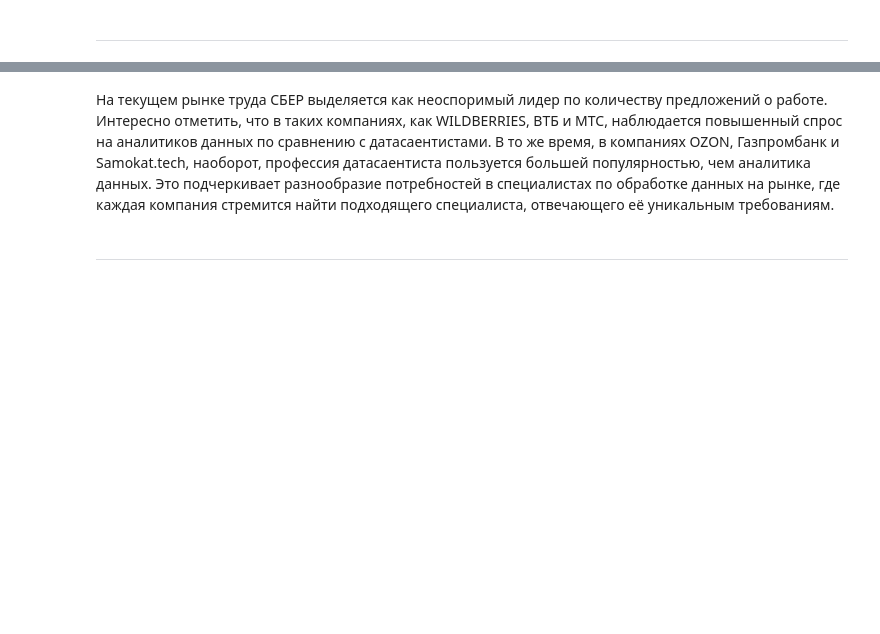
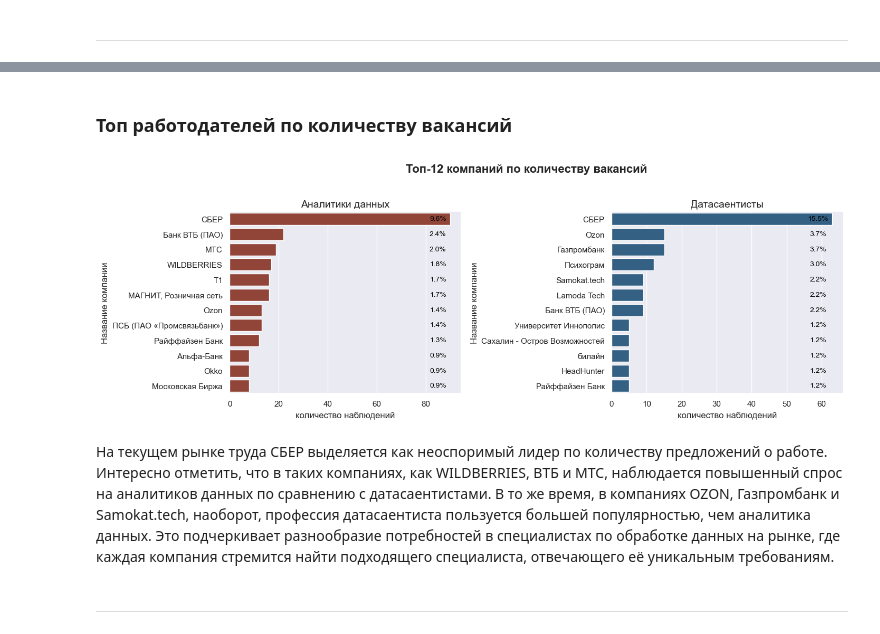
Before and after one commit to KuBaN658/vacancy_analysis, a Jupyter notebook: vacancy_analysis.ipynb, the cells around one changed output, grey strips where cells are left out. Drawn from its saved outputs; the diff is of its cells as text; code cells hidden in the pictures; blank space fills up the shorter version.

```diff
--- a/vacancy_analysis.ipynb
+++ b/vacancy_analysis.ipynb
@@ -815,15 +893,0 @@ plt.show()
-# %%
-fig, axes = plt.subplots(nrows=1, ncols=2)
-
-data_da = vacancies.loc[vacancies.name_type == 'da', 'name'].value_counts()[:7]
-data_ds = vacancies.loc[vacancies.name_type == 'da', 'name'].value_counts()[:7]
-
-# Создаем горизонтальную столбчатую диаграмму
-sns.barplot(x=data_da, y=data_da.index, color=colors['da'], ax=axes[0])
-sns.barplot(x=data_ds, y=data_ds.index, color=colors['ds'], ax=axes[1])
-
-# Устанавливаем заголовок и размер шрифта
-ax.set_title('Название', fontsize=16)
-
-# Отображаем график
-plt.show()
@@ -939,3 +977,20 @@ plot_discrete(
+# %% [markdown]
+### Топ работодателей по количеству вакансий
+# %%
+plot_top_popular_values(
+    vacancies=vacancies,
+    column='employer',
+    top_n=12,
+    title='Топ-12 компаний по количеству вакансий',
+    rus_feature='Название компании',
+    da_shift=85,
+    ds_shift=59,
+    height=5,
+    top=0.8,
+    wspace=0.65
+)
+# %% [output]
+[figure, added]
 # %% [markdown]
 На текущем рынке труда СБЕР выделяется как неоспоримый лидер по количеству предложений о работе. Интересно отметить, что в таких компаниях, как WILDBERRIES, ВТБ и МТС, наблюдается повышенный спрос на аналитиков данных по сравнению с датасаентистами. В то же время, в компаниях OZON, Газпромбанк и Samokat.tech, наоборот, профессия датасаентиста пользуется большей популярностью, чем аналитика данных. Это подчеркивает разнообразие потребностей в специалистах по обработке данных на рынке, где каждая компания стремится найти подходящего специалиста, отвечающего её уникальным требованиям.
 # %% [markdown]
```
Also changed, not shown: parts of 48 cells of this notebook.
